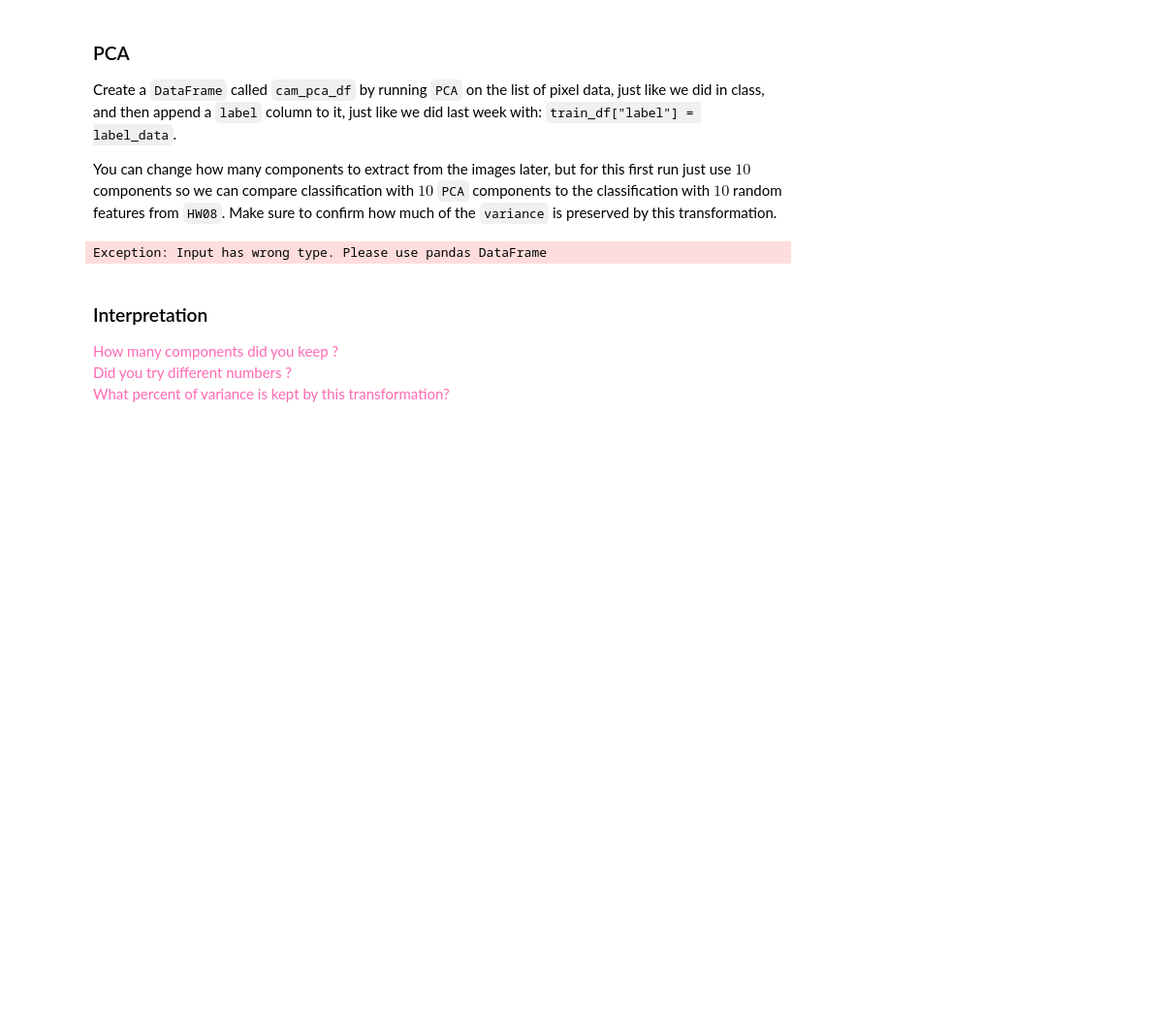
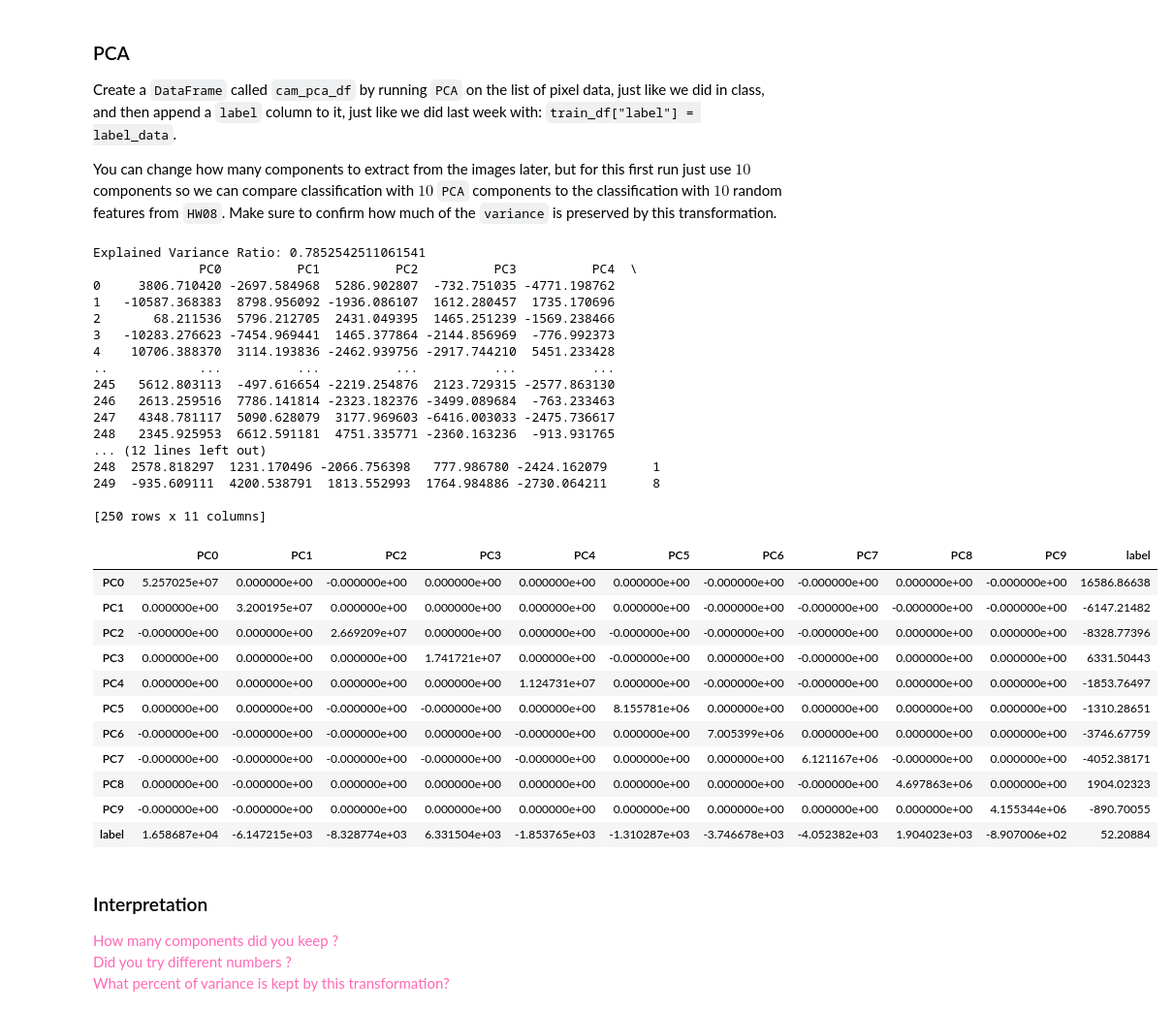
Before and after one commit to yiwang24idmmachinelearning/HW09, a Jupyter notebook: HW09.ipynb, the cells around one changed output. Shown at 97% size. Drawn from its saved outputs; the diff is of its cells as text; code cells hidden in the pictures; blank space fills up the shorter version.

```diff
--- a/HW09.ipynb
+++ b/HW09.ipynb
@@ -345,22 +345,50 @@ Create a `DataFrame` called `cam_pca_df` by running `PCA` on the list of pixel d
 You can change how many components to extract from the images later, but for this first run just use $10$ components so we can compare classification with $10$ `PCA` components to the classification with $10$ random features from `HW08`.  Make sure to confirm how much of the `variance` is preserved by this transformation.
 # %%
 # # TODO: run PCA, get DataFrame
-pixel_data_scaled = StandardScaler().fit_transform(pixel_data)
+# pixel_data_scaled = StandardScaler().fit_transform(pixel_data)
 pca = PCA(n_components=10)
-principal_components = pca.fit_transform(pixel_data_scaled)
-df_pca = pd.DataFrame(principal_components, columns=['PC0', 'PC1'])
+principal_components = pca.fit_transform(pixel_data)
+# df_pca = pd.DataFrame(principal_components, columns=['PC0', 'PC1'])
 
 # # TODO: add "label" column
-df_pca['label'] = label_data
+principal_components['label'] = label_data
 
 # # TODO: print variance
-print("Explained Variance Ratio:",pca.explained_variance_ratio_)
+print("Explained Variance Ratio:",pca.explained_variance())
 
 # # TODO: take a look at the first 5 rows
-print(df_pca.head())
-display(df_pca.cov().round(5))
+print(principal_components)
+display(principal_components.cov().round(5))
 # %% [output]
-Exception: Input has wrong type. Please use pandas DataFrame
+Explained Variance Ratio: 0.7852542511061541
+              PC0          PC1          PC2          PC3          PC4  \
+0     3806.710420 -2697.584968  5286.902807  -732.751035 -4771.198762
+1   -10587.368383  8798.956092 -1936.086107  1612.280457  1735.170696
+2       68.211536  5796.212705  2431.049395  1465.251239 -1569.238466
+3   -10283.276623 -7454.969441  1465.377864 -2144.856969  -776.992373
+4    10706.388370  3114.193836 -2462.939756 -2917.744210  5451.233428
+..            ...          ...          ...          ...          ...
+245   5612.803113  -497.616654 -2219.254876  2123.729315 -2577.863130
+246   2613.259516  7786.141814 -2323.182376 -3499.089684  -763.233463
+247   4348.781117  5090.628079  3177.969603 -6416.003033 -2475.736617
+248   2345.925953  6612.591181  4751.335771 -2360.163236  -913.931765
+... (12 lines left out)
+248  2578.818297  1231.170496 -2066.756398   777.986780 -2424.162079      1
+249  -935.609111  4200.538791  1813.552993  1764.984886 -2730.064211      8
+
+[250 rows x 11 columns]
+|  | PC0 | PC1 | PC2 | PC3 | PC4 | PC5 | PC6 | PC7 | PC8 | PC9 | label |
+| PC0 | 5.257025e+07 | 0.000000e+00 | -0.000000e+00 | 0.000000e+00 | 0.000000e+00 | 0.000000e+00 | -0.000000e+00 | -0.000000e+00 | 0.000000e+00 | -0.000000e+00 | 16586.86638 |
+| PC1 | 0.000000e+00 | 3.200195e+07 | 0.000000e+00 | 0.000000e+00 | 0.000000e+00 | 0.000000e+00 | -0.000000e+00 | -0.000000e+00 | -0.000000e+00 | -0.000000e+00 | -6147.21482 |
+| PC2 | -0.000000e+00 | 0.000000e+00 | 2.669209e+07 | 0.000000e+00 | 0.000000e+00 | -0.000000e+00 | -0.000000e+00 | -0.000000e+00 | 0.000000e+00 | 0.000000e+00 | -8328.77396 |
+| PC3 | 0.000000e+00 | 0.000000e+00 | 0.000000e+00 | 1.741721e+07 | 0.000000e+00 | -0.000000e+00 | 0.000000e+00 | -0.000000e+00 | 0.000000e+00 | 0.000000e+00 | 6331.50443 |
+| PC4 | 0.000000e+00 | 0.000000e+00 | 0.000000e+00 | 0.000000e+00 | 1.124731e+07 | 0.000000e+00 | -0.000000e+00 | -0.000000e+00 | 0.000000e+00 | 0.000000e+00 | -1853.76497 |
+| PC5 | 0.000000e+00 | 0.000000e+00 | -0.000000e+00 | -0.000000e+00 | 0.000000e+00 | 8.155781e+06 | 0.000000e+00 | 0.000000e+00 | 0.000000e+00 | 0.000000e+00 | -1310.28651 |
+| PC6 | -0.000000e+00 | -0.000000e+00 | -0.000000e+00 | 0.000000e+00 | -0.000000e+00 | 0.000000e+00 | 7.005399e+06 | 0.000000e+00 | 0.000000e+00 | 0.000000e+00 | -3746.67759 |
+| PC7 | -0.000000e+00 | -0.000000e+00 | -0.000000e+00 | -0.000000e+00 | -0.000000e+00 | 0.000000e+00 | 0.000000e+00 | 6.121167e+06 | -0.000000e+00 | 0.000000e+00 | -4052.38171 |
+| PC8 | 0.000000e+00 | -0.000000e+00 | 0.000000e+00 | 0.000000e+00 | 0.000000e+00 | 0.000000e+00 | 0.000000e+00 | -0.000000e+00 | 4.697863e+06 | 0.000000e+00 | 1904.02323 |
+| PC9 | -0.000000e+00 | -0.000000e+00 | 0.000000e+00 | 0.000000e+00 | 0.000000e+00 | 0.000000e+00 | 0.000000e+00 | 0.000000e+00 | 0.000000e+00 | 4.155344e+06 | -890.70055 |
+| label | 1.658687e+04 | -6.147215e+03 | -8.328774e+03 | 6.331504e+03 | -1.853765e+03 | -1.310287e+03 | -3.746678e+03 | -4.052382e+03 | 1.904023e+03 | -8.907006e+02 | 52.20884 |
 # %% [markdown]
 ### Interpretation
 
```
Also changed, not shown: parts of 11 cells of this notebook.
